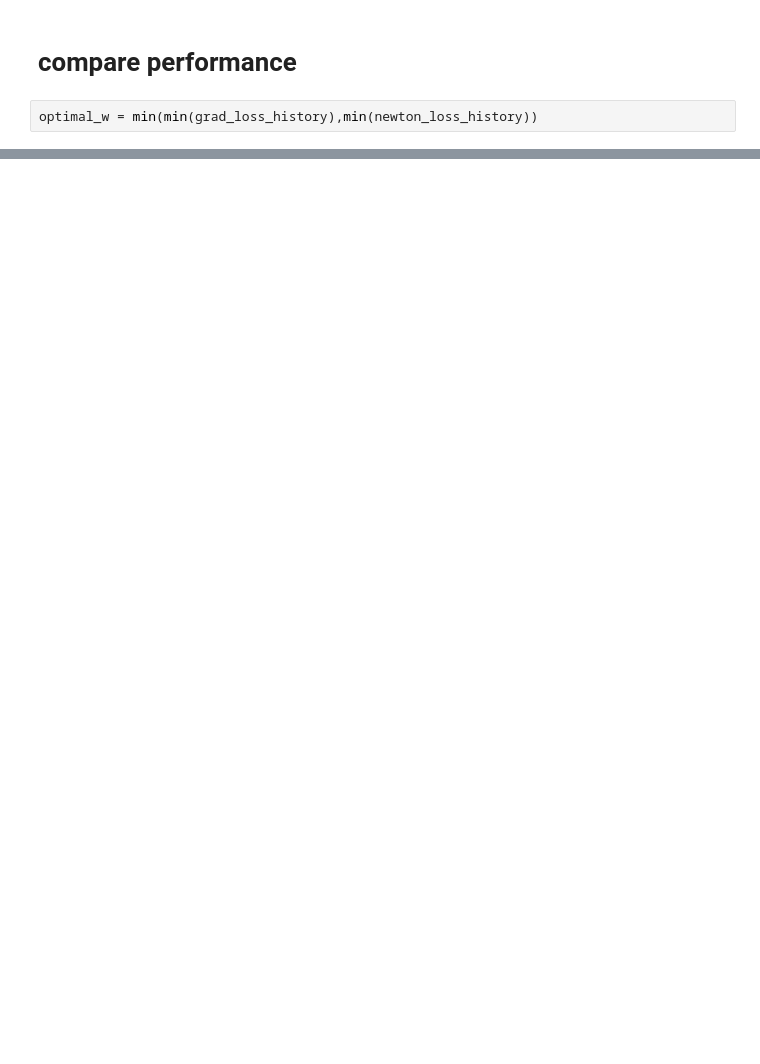
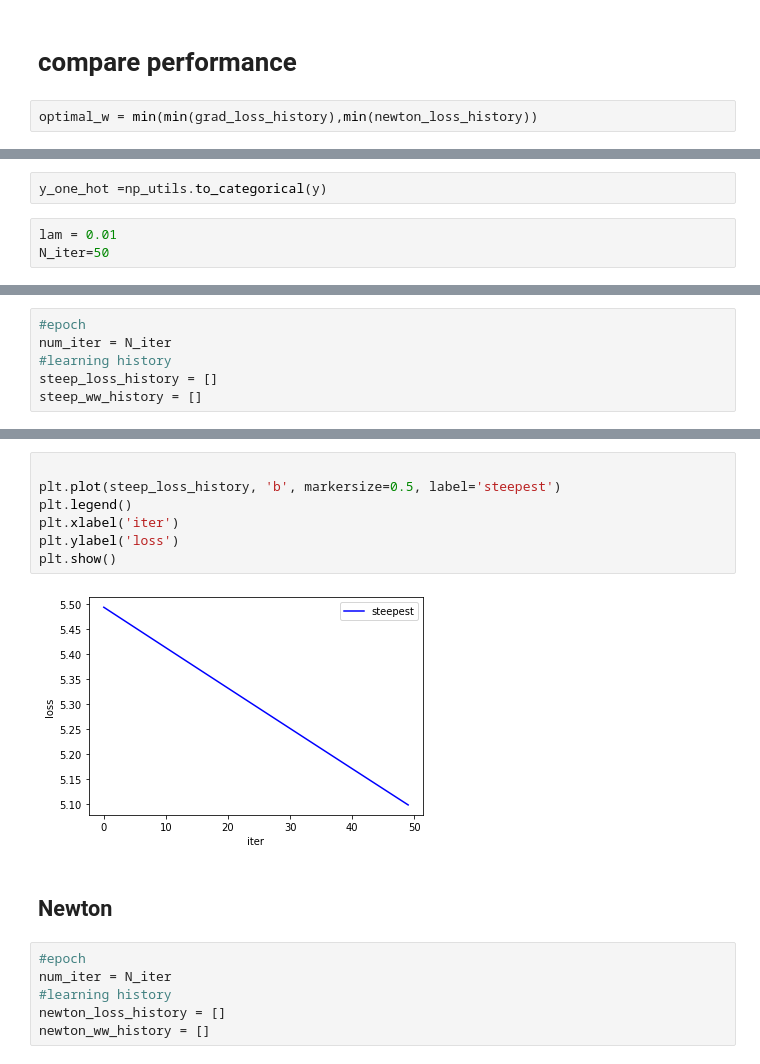
Before and after one commit to Ueeek/ML_assignment, a Jupyter notebook: mid_term1.ipynb, the cells around one changed output, grey strips where cells are left out. Cells and saved outputs as stored; diff of their text form; blank space fills up the shorter version.

```diff
--- a/mid_term1.ipynb
+++ b/mid_term1.ipynb
@@ -93,0 +145,5 @@ optimal_w = min(min(grad_loss_history),min(newton_loss_history))
+# %%
+y_one_hot =np_utils.to_categorical(y)
+# %%
+lam = 0.01
+N_iter=50
@@ -93,0 +152,6 @@ optimal_w = min(min(grad_loss_history),min(newton_loss_history))
+# %%
+#epoch
+num_iter = N_iter
+#learning history
+steep_loss_history = []
+steep_ww_history = []
@@ -93,0 +168,17 @@ optimal_w = min(min(grad_loss_history),min(newton_loss_history))
+# %%
+
+plt.plot(steep_loss_history, 'b', markersize=0.5, label='steepest')
+plt.legend()
+plt.xlabel('iter')
+plt.ylabel('loss')
+plt.show()
+# %% [output]
+[figure, added]
+# %% [markdown]
+## Newton
+# %%
+#epoch
+num_iter = N_iter
+#learning history
+newton_loss_history = []
+newton_ww_history = []
```
Also changed, not shown: parts of 32 cells of this notebook.
